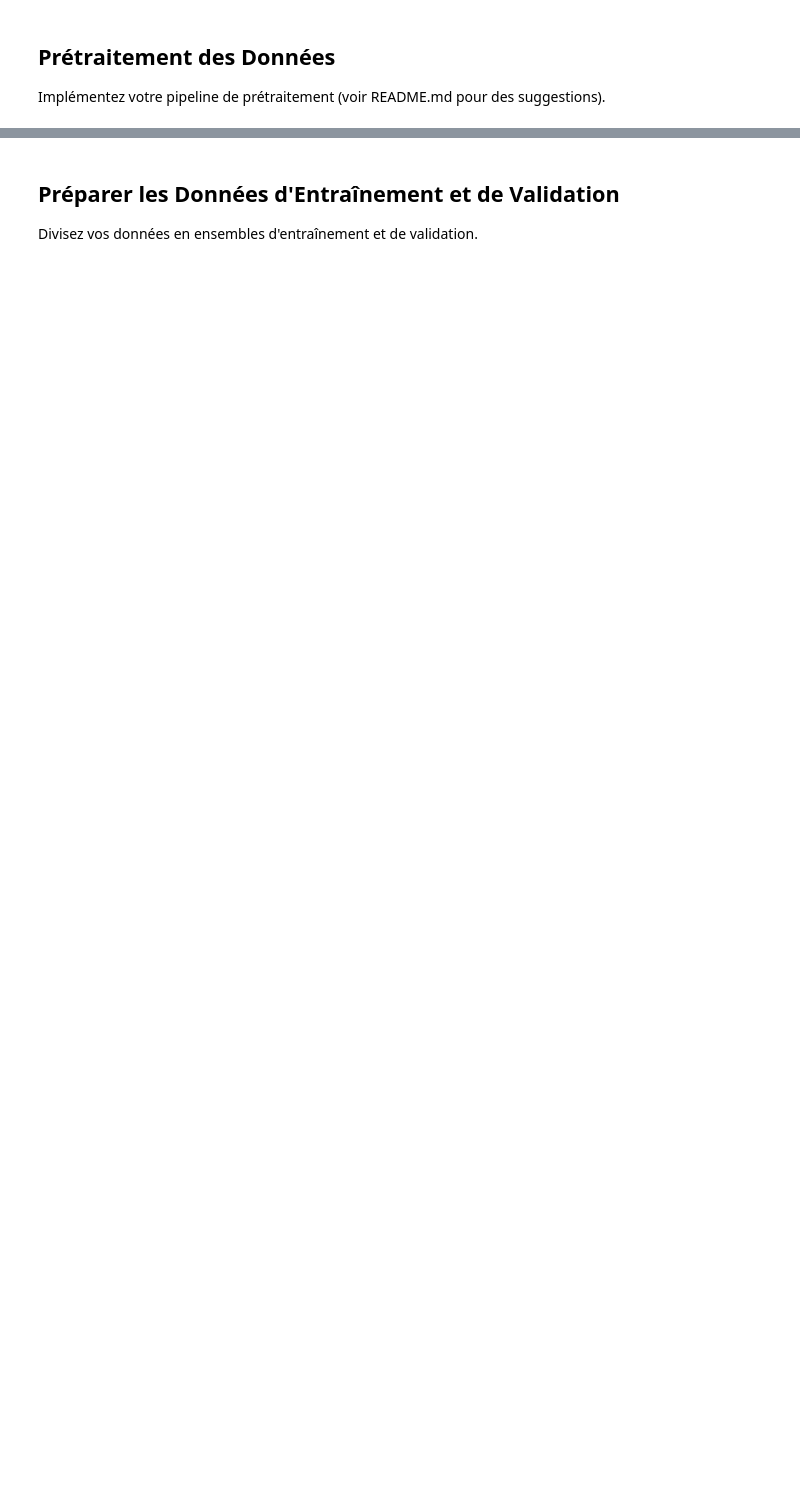
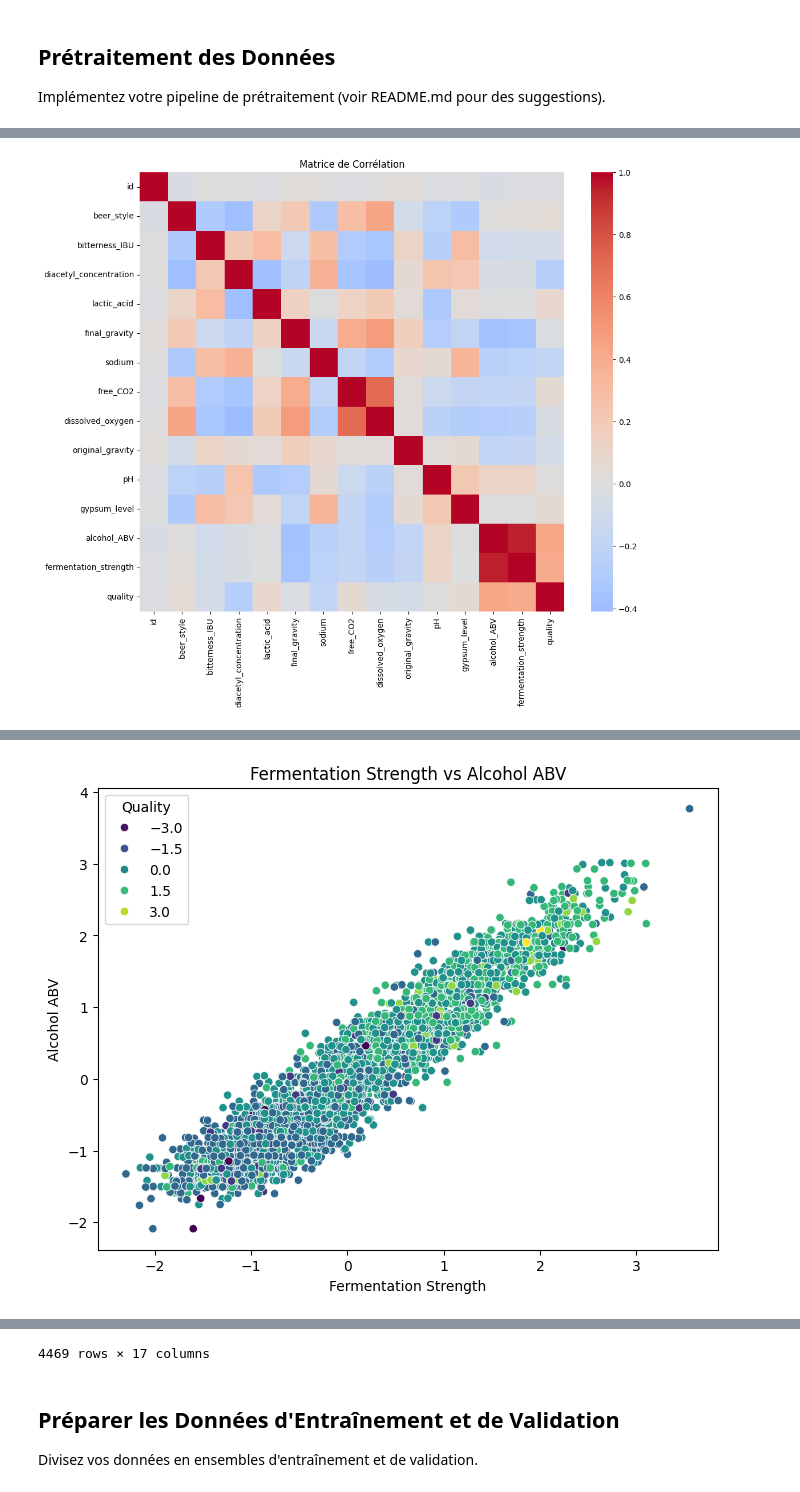
Before and after one commit to alixlou/ML_beer_classification, a Jupyter notebook: notebook.ipynb, the cells around one changed output, grey strips where cells are left out. Cells and saved outputs as stored; diff of their text form; code cells hidden in the pictures; blank space fills up the shorter version.

```diff
--- a/notebook.ipynb
+++ b/notebook.ipynb
@@ -46,3 +64,72 @@ Implémentez votre pipeline de prétraitement (voir README.md pour des suggestio
 ####################################################################
 ###############   À compléter   ####################################
 ####################################################################
+
+# Prétraitement des données
+
+# Vérifier le nombre de valeurs manquantes par colonne
+train_df.info()    # Aucune valeur manquante
+
+# Division des caractéristiques numériques et catégorielles
+num_cols = ['bitterness_IBU', 'diacetyl_concentration', 'lactic_acid',
+                'final_gravity', 'sodium', 'free_CO2', 'dissolved_oxygen',
+                'original_gravity', 'pH', 'gypsum_level', 'alcohol_ABV',
+                  'fermentation_strength']
+
+# On encode la variable catégorielle
+cat_cols = ['beer_style']
+
+# Peut être qu'il faudra utiliser onehotencoder (puisqu'on pourrait
+# croire que les styles de bière ont un ordre entre eux, mais en fait non)
+ohe = OneHotEncoder(sparse_output=False)
+beer_style_encoded = ohe.fit_transform(train_df[['beer_style']])
+columns_names = ohe.get_feature_names_out(['beer_style'])
+
+cat_df = pd.DataFrame(
+    beer_style_encoded,
+    columns=columns_names,
+    index=train_df.index
+)
+
+# Standadisation
+scaler = StandardScaler()
+num_df = pd.DataFrame(
+    scaler.fit_transform(train_df[num_cols]),
+    columns=num_cols,
+    index=train_df.index
+)
+
+# Concatenation des caractéristiques numériques et catégorielles
+features_df = pd.concat([cat_df, num_df], axis=1)
+
+# Gestin des valeurs manquantes
+# Il n'y en a aucune pour le moment donc aucune gestion
+
+# Matrice de corrélation
+plt.figure(figsize=(12, 10))
+correlation_matrix = train_df.corr()
+sns.heatmap(correlation_matrix, annot=False, cmap='coolwarm', center=0)
+plt.title('Matrice de Corrélation')
+plt.show()
+
+quality_correlations = correlation_matrix['quality'].drop('quality').sort_values(ascending=False)
+print("Corrélations avec la qualité :")
+print(quality_correlations)
+# On observe que la qualité semble corrélée avec l'alcool_ABV et la fermentation_strength
+# Attention aux répétitions
+
+# Graphique des points des fermentation_stregth selon l'alcool_ABV
+plt.figure(figsize=(8, 6))
+sns.scatterplot(data=train_df, x='fermentation_strength', y='alcohol_ABV', hue='quality', palette='viridis')
+plt.title('Fermentation Strength vs Alcohol ABV')
+plt.xlabel('Fermentation Strength')
+plt.ylabel('Alcohol ABV')
+plt.legend(title='Quality')
+plt.show()
+
+# On
+
+
+#print("\nDonnées après prétraitement :")
+display(features_df)
+# %% [output]
@@ -48,0 +153 @@ Implémentez votre pipeline de prétraitement (voir README.md pour des suggestio
+[figure, added]
@@ -48,0 +170 @@ Implémentez votre pipeline de prétraitement (voir README.md pour des suggestio
+[figure, added]
@@ -49,3 +183,4 @@ Implémentez votre pipeline de prétraitement (voir README.md pour des suggestio
+4469 rows × 17 columns
 # %% [markdown]
 ## Préparer les Données d'Entraînement et de Validation
 
```
Also changed, not shown: parts of 4 cells of this notebook.
